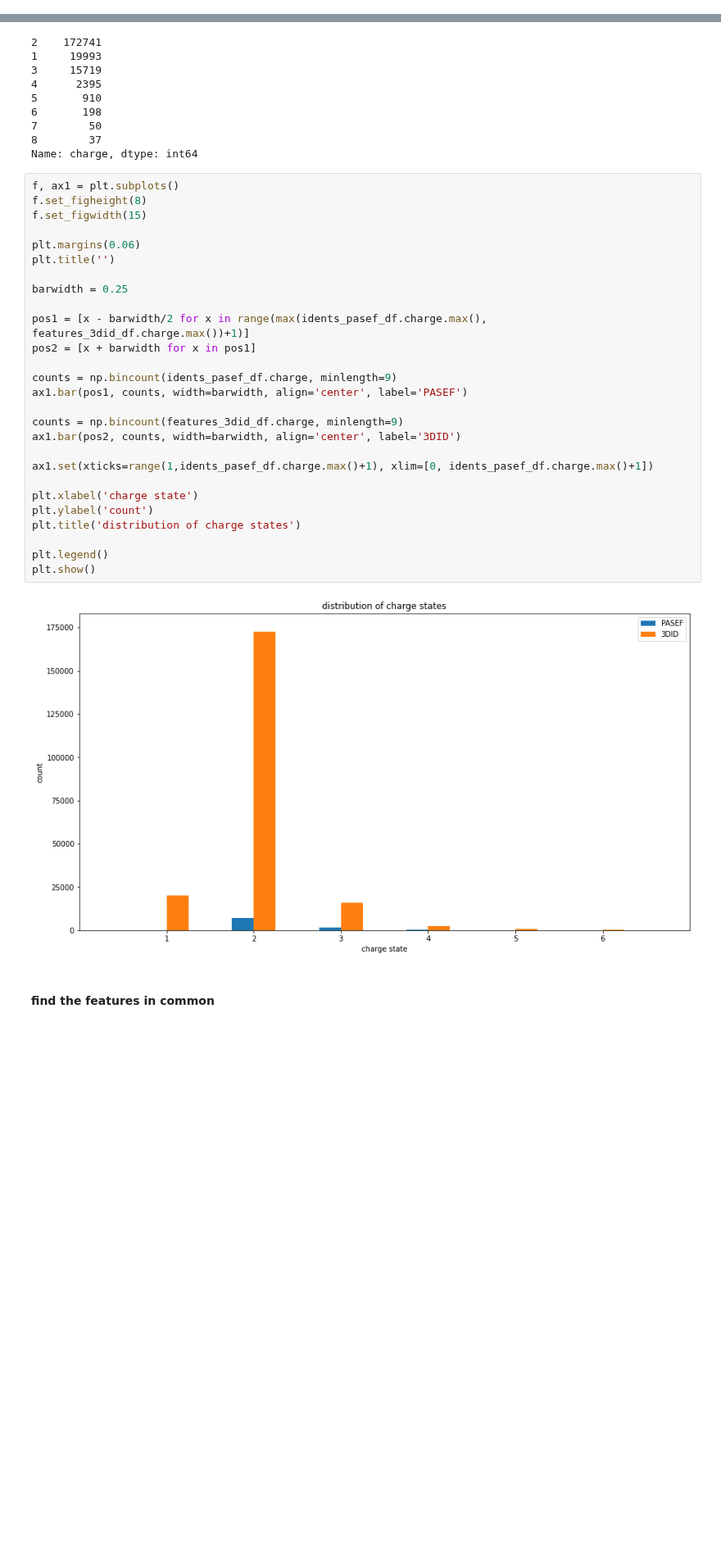
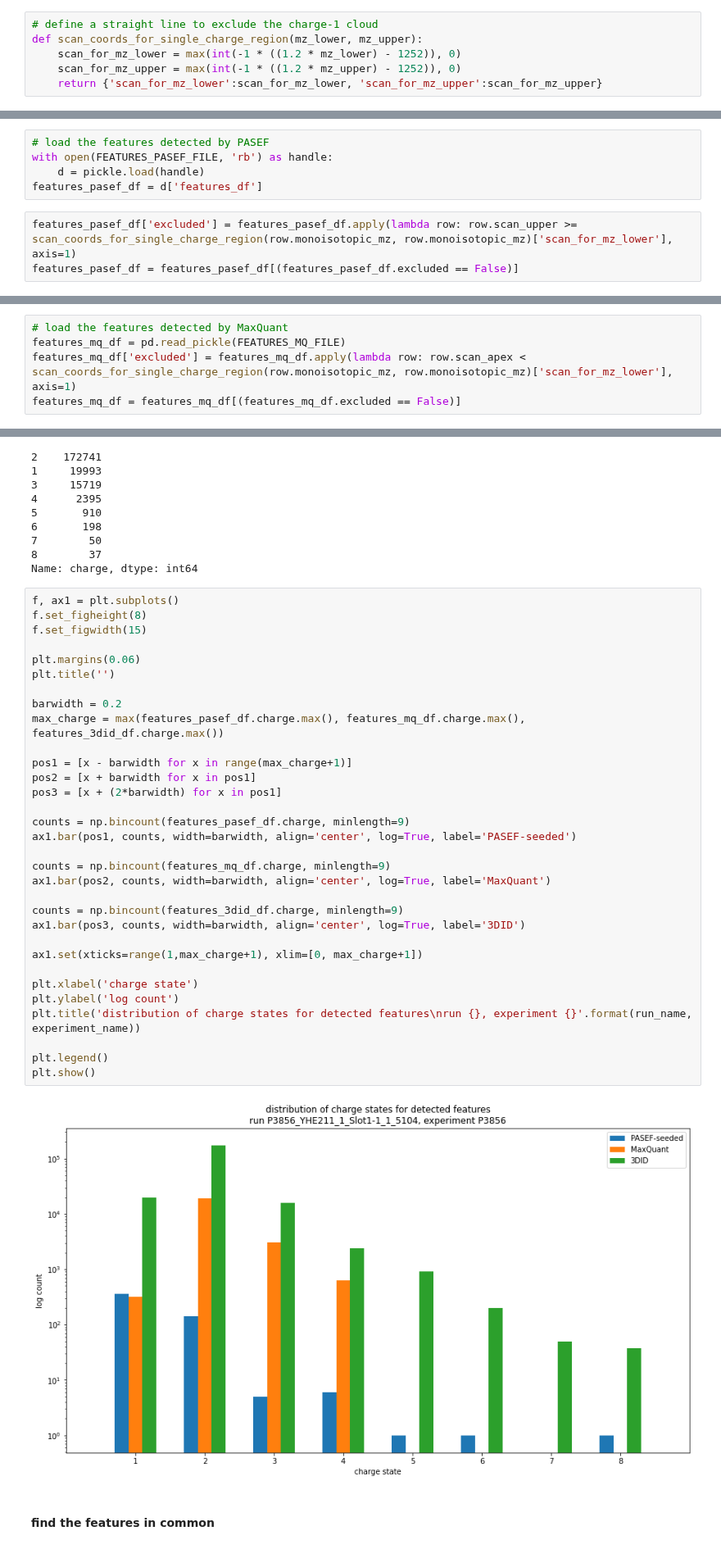
Before and after one commit to WEHI-Proteomics/tfde, a Jupyter notebook: notebooks/paper 4 - features found by both 3DID and PASEF.ipynb, the cells around one changed output, grey strips where cells are left out. Shown at 82% size. Drawn from its saved outputs; the diff is of its cells as text; blank space fills up the shorter version.

```diff
--- a/notebooks/paper 4 - features found by both 3DID and PASEF.ipynb
+++ b/notebooks/paper 4 - features found by both 3DID and PASEF.ipynb
@@ -29,6 +36,12 @@ mz_upper = 720
 scan_lower = 450
 rt_lower = 1650
 rt_upper = 2200
+# %%
+# define a straight line to exclude the charge-1 cloud
+def scan_coords_for_single_charge_region(mz_lower, mz_upper):
+    scan_for_mz_lower = max(int(-1 * ((1.2 * mz_lower) - 1252)), 0)
+    scan_for_mz_upper = max(int(-1 * ((1.2 * mz_upper) - 1252)), 0)
+    return {'scan_for_mz_lower':scan_for_mz_lower, 'scan_for_mz_upper':scan_for_mz_upper}
 # %%
 # load the features identified by PASEF
 with open(IDENTS_PASEF_FILE, 'rb') as handle:
@@ -39,6 +55,19 @@ idents_pasef_df = idents_pasef_df[(idents_pasef_df.run_name == run_name) & (iden
+# %%
+# load the features detected by PASEF
+with open(FEATURES_PASEF_FILE, 'rb') as handle:
+    d = pickle.load(handle)
+features_pasef_df = d['features_df']
+# %%
+features_pasef_df['excluded'] = features_pasef_df.apply(lambda row: row.scan_upper >= scan_coords_for_single_charge_region(row.monoisotopic_mz, row.monoisotopic_mz)['scan_for_mz_lower'], axis=1)
+features_pasef_df = features_pasef_df[(features_pasef_df.excluded == False)]
 # %%
 # load the features detected by 3DID
 with open(FEATURES_3DID_FILE, 'rb') as handle:
     d = pickle.load(handle)
 features_3did_df = d['features_df']
+# %%
+# load the features detected by MaxQuant
+features_mq_df = pd.read_pickle(FEATURES_MQ_FILE)
+features_mq_df['excluded'] = features_mq_df.apply(lambda row: row.scan_apex < scan_coords_for_single_charge_region(row.monoisotopic_mz, row.monoisotopic_mz)['scan_for_mz_lower'], axis=1)
+features_mq_df = features_mq_df[(features_mq_df.excluded == False)]
 # %%
@@ -70,32 +108,37 @@ Name: charge, dtype: int64
 # %%
 f, ax1 = plt.subplots()
 f.set_figheight(8)
 f.set_figwidth(15)
 
 plt.margins(0.06)
 plt.title('')
 
-barwidth = 0.25
+barwidth = 0.2
+max_charge = max(features_pasef_df.charge.max(), features_mq_df.charge.max(), features_3did_df.charge.max())
 
-pos1 = [x - barwidth/2 for x in range(max(idents_pasef_df.charge.max(), features_3did_df.charge.max())+1)]
+pos1 = [x - barwidth for x in range(max_charge+1)]
 pos2 = [x + barwidth for x in pos1]
+pos3 = [x + (2*barwidth) for x in pos1]
 
-counts = np.bincount(idents_pasef_df.charge, minlength=9)
-ax1.bar(pos1, counts, width=barwidth, align='center', label='PASEF')
+counts = np.bincount(features_pasef_df.charge, minlength=9)
+ax1.bar(pos1, counts, width=barwidth, align='center', log=True, label='PASEF-seeded')
+
+counts = np.bincount(features_mq_df.charge, minlength=9)
+ax1.bar(pos2, counts, width=barwidth, align='center', log=True, label='MaxQuant')
 
 counts = np.bincount(features_3did_df.charge, minlength=9)
-ax1.bar(pos2, counts, width=barwidth, align='center', label='3DID')
+ax1.bar(pos3, counts, width=barwidth, align='center', log=True, label='3DID')
 
-ax1.set(xticks=range(1,idents_pasef_df.charge.max()+1), xlim=[0, idents_pasef_df.charge.max()+1])
+ax1.set(xticks=range(1,max_charge+1), xlim=[0, max_charge+1])
 
 plt.xlabel('charge state')
-plt.ylabel('count')
-plt.title('distribution of charge states')
+plt.ylabel('log count')
+plt.title('distribution of charge states for detected features\nrun {}, experiment {}'.format(run_name, experiment_name))
 
 plt.legend()
 plt.show()
 # %% [output]
-[figure, old version]
+[figure, new version]
 # %% [markdown]
 #### find the features in common
 # %%
```
Also changed, not shown: parts of 29 cells of this notebook, 2 other files.
